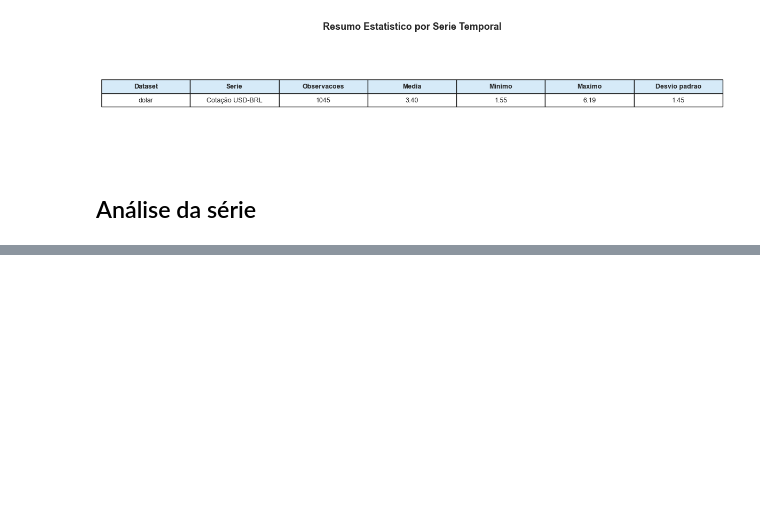
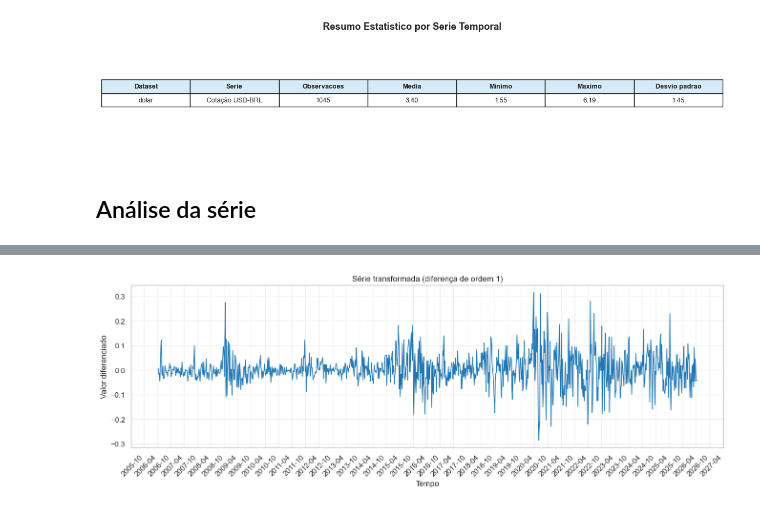
Before and after one commit to lfaoliveira/TRAB_SERIES_TEMP, a Jupyter notebook: main.ipynb, the cells around one changed output, grey strips where cells are left out. Saved outputs shown, nothing was run; the diff lists cells and outputs as text; code cells hidden in the pictures; blank space fills up the shorter version.

```diff
--- a/main.ipynb
+++ b/main.ipynb
@@ -534,0 +594,84 @@ tendencia = plot_regressao_linear_intervalo_total(dataset)
+# %%
+from typing import cast
+
+from statsmodels.tsa.stattools import adfuller
+
+# Série numérica base
+col = dolar_df.select_dtypes(include=[np.number]).columns[0]
+serie_base = pd.to_numeric(dolar_df[col], errors="coerce").dropna()
+
+alpha = 0.05
+ordem_escolhida = None
+serie_transformada = None
+resultado_adf_transformada = None
+
+ADFResult = tuple[float, float, int, int, dict[str, float], float]
+
+# Tenta diferenciação de ordem 1 e, se necessário, ordem 2
+for ordem in [1, 2]:
+    serie_diff = serie_base.diff(ordem).dropna()
+    resultado = cast(ADFResult, adfuller(serie_diff, autolag="AIC"))
+
+    if resultado[1] < alpha:
+        ordem_escolhida = ordem
+        serie_transformada = serie_diff
+        resultado_adf_transformada = resultado
+        break
+
+# Caso não fique estacionária nem com ordem 2, mantém ordem 2 para relatório
+if serie_transformada is None:
+    ordem_escolhida = 2
+    serie_transformada = serie_base.diff(2).dropna()
+    resultado_adf_transformada = cast(ADFResult, adfuller(serie_transformada, autolag="AIC"))
+
+assert serie_transformada is not None
+assert resultado_adf_transformada is not None
+
+print(f"=== Série transformada por diferenciação de ordem {ordem_escolhida} ===")
+print(f"Série: {col}")
+print(f"Estatística ADF: {resultado_adf_transformada[0]:.6f}")
+print(f"p-valor: {resultado_adf_transformada[1]:.6f}")
+print(f"Lags usados: {resultado_adf_transformada[2]}")
+print(f"Nº de observações: {resultado_adf_transformada[3]}")
+print("Valores críticos:")
+for k, v in resultado_adf_transformada[4].items():
+    print(f"  {k}: {v:.6f}")
+
+if resultado_adf_transformada[1] < alpha:
+    print("\nConclusão: série transformada é estacionária.")
+else:
+    print("\nConclusão: a série transformada não é estacionária nas transformações de ordem 1 e 2.")
+
+import matplotlib.dates as mdates
+
+x_vals = pd.to_datetime(serie_transformada.index, errors="coerce")
+y_vals = pd.to_numeric(serie_transformada, errors="coerce").to_numpy(dtype=float)
+
+fig, ax1 = plt.subplots(1, 1, figsize=(16, 5))
+
+# Série temporal transformada
+ax1.plot(x_vals.to_pydatetime(), y_vals, color="tab:blue", linewidth=1.2)
+ax1.set_title(f"Série transformada (diferença de ordem {ordem_escolhida})")
+ax1.set_xlabel("Tempo")
+ax1.set_ylabel("Valor diferenciado")
+ax1.xaxis.set_major_locator(mdates.MonthLocator(interval=6))
+ax1.xaxis.set_major_formatter(mdates.DateFormatter("%Y-%m"))
+ax1.grid(alpha=0.3)
+fig.autofmt_xdate(rotation=45)
+plt.show()
+plt.close()
+
+fig, ax2 = plt.subplots(1)
+
+# Histograma da série transformada
+y_hist = y_vals[~np.isnan(y_vals)]
+sns.histplot(y_hist, bins=30, kde=True, color="tab:blue", alpha=0.8, edgecolor="white")
+ax2.set_title("Histograma da série transformada")
+ax2.set_xlabel("Valor diferenciado")
+ax2.set_ylabel("Frequência")
+ax2.grid(alpha=0.3)
+
+
+plt.tight_layout()
+plt.show()
+# %% [output]
@@ -534,0 +690 @@ tendencia = plot_regressao_linear_intervalo_total(dataset)
+[figure, added]
```
Also changed, not shown: parts of 7 cells of this notebook.
